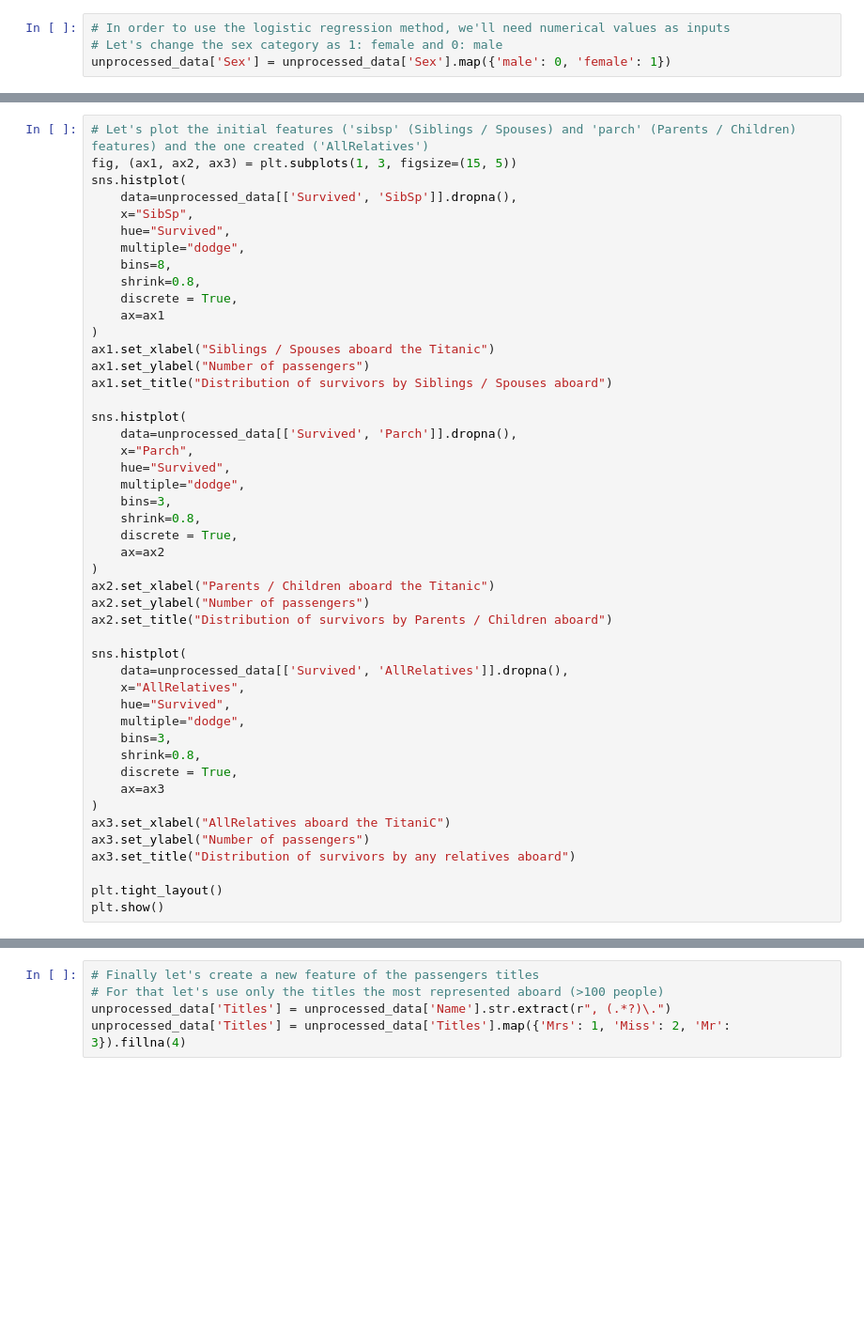
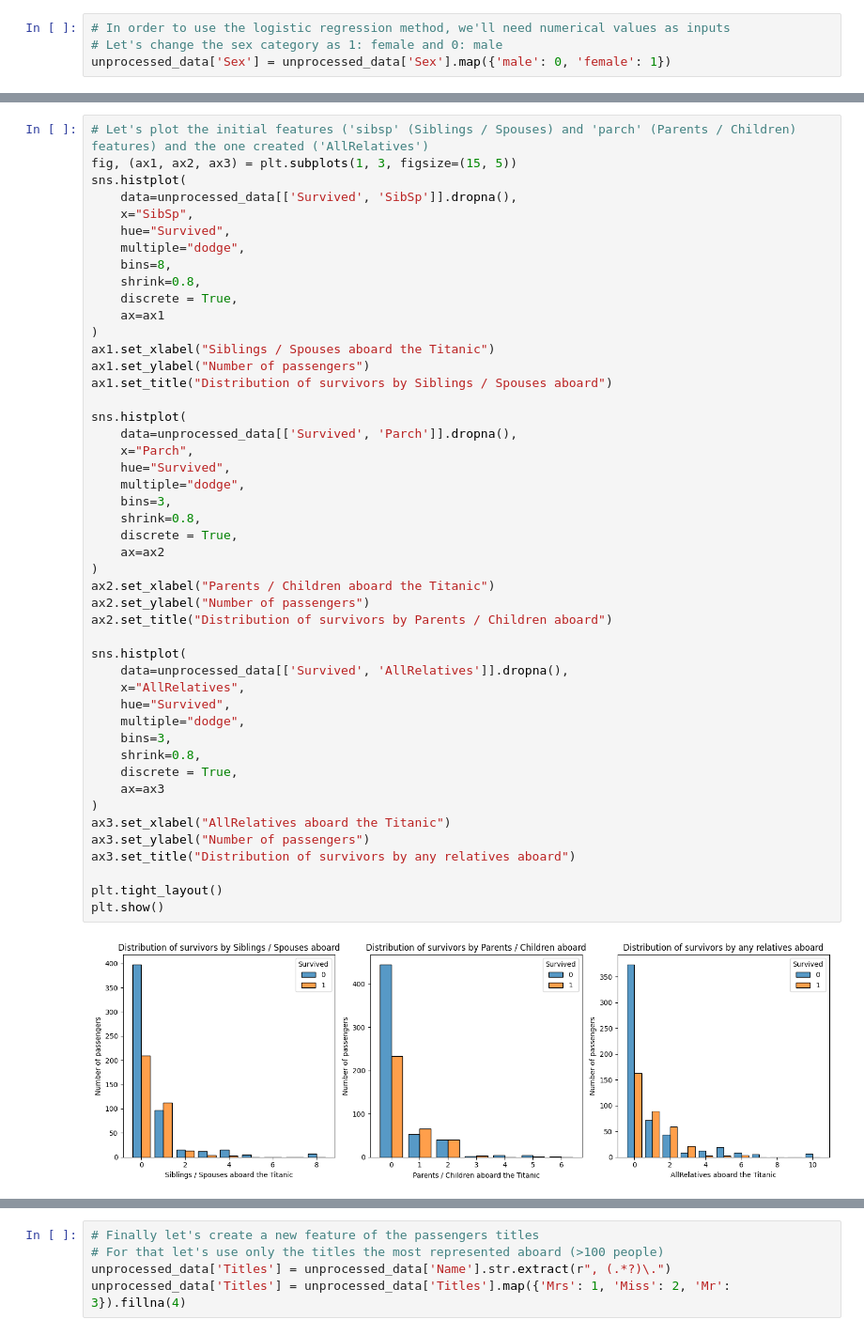
Before and after one commit to clemenceberthonaud/ML_Titanic_Logistic_Regression, a Jupyter notebook: ml-titanic-competition.ipynb, the cells around one changed output, grey strips where cells are left out. Shown at 94% size. Drawn from its saved outputs; the diff is of its cells as text; blank space fills up the shorter version.

Commit message:
Kaggle Notebook | ML Titanic Competition | Version 42

```diff
--- a/ml-titanic-competition.ipynb
+++ b/ml-titanic-competition.ipynb
@@ -102,34 +119,36 @@ ax1.set_title("Distribution of survivors by Siblings / Spouses aboard")
 
 sns.histplot(
     data=unprocessed_data[['Survived', 'Parch']].dropna(),
     x="Parch",
     hue="Survived",
     multiple="dodge",
     bins=3,
     shrink=0.8,
     discrete = True,
     ax=ax2
 )
 ax2.set_xlabel("Parents / Children aboard the Titanic")
 ax2.set_ylabel("Number of passengers")
 ax2.set_title("Distribution of survivors by Parents / Children aboard")
 
 sns.histplot(
     data=unprocessed_data[['Survived', 'AllRelatives']].dropna(),
     x="AllRelatives",
     hue="Survived",
     multiple="dodge",
     bins=3,
     shrink=0.8,
     discrete = True,
     ax=ax3
 )
-ax3.set_xlabel("AllRelatives aboard the TitaniC")
+ax3.set_xlabel("AllRelatives aboard the Titanic")
 ax3.set_ylabel("Number of passengers")
 ax3.set_title("Distribution of survivors by any relatives aboard")
 
 plt.tight_layout()
 plt.show()
+# %% [output]
+[figure, added]
 # %%
 # Internet hint: a more precise way to fill out the missing ages, would be based on the title of the passengers (Mr, Miss, ect)
 # Let's extract all the titles of the passengers
```
Also changed, not shown: parts of 11 cells of this notebook.
